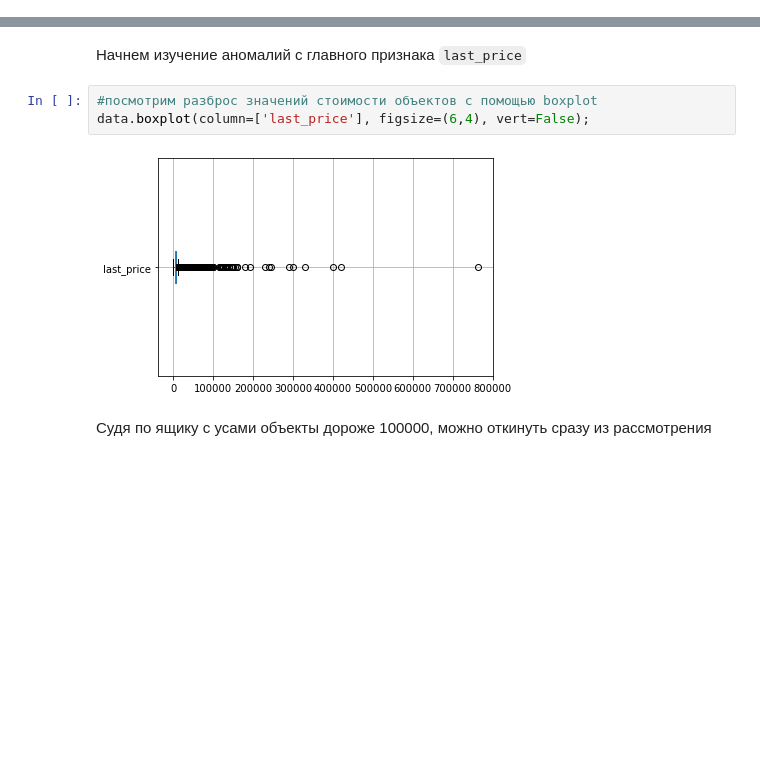
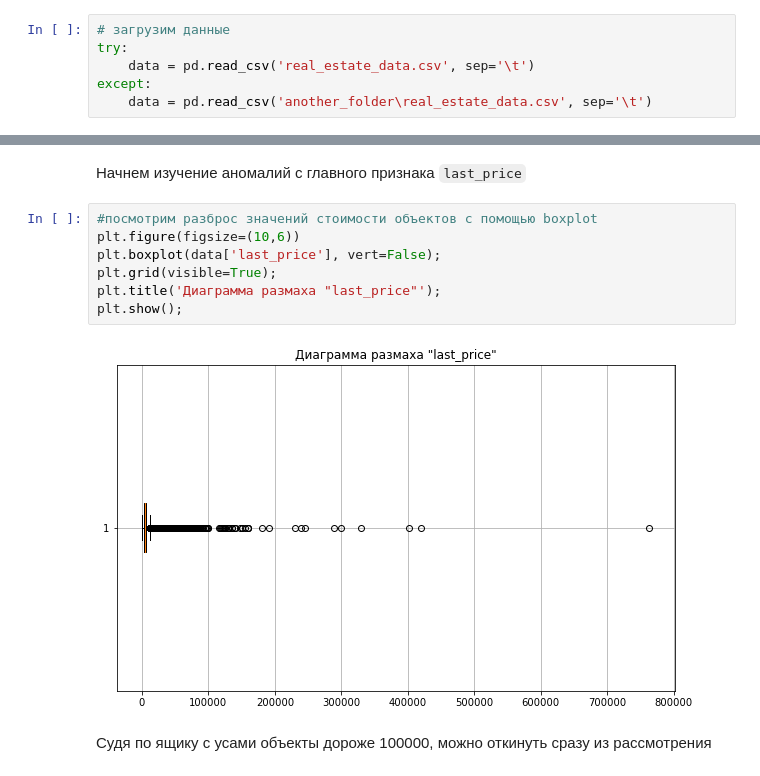
Before and after one commit to SvetLanaKli/YaP_DS_training_projects, a Jupyter notebook: 03_real_estate_spb/real_estate_spb.ipynb, the cells around one changed output, grey strips where cells are left out. Cells and saved outputs as stored; diff of their text form; blank space fills up the shorter version.

```diff
--- a/03_real_estate_spb/real_estate_spb.ipynb
+++ b/03_real_estate_spb/real_estate_spb.ipynb
@@ -94,0 +126,6 @@ memory usage: 3.7+ MB
+# %%
+# загрузим данные
+try:
+    data = pd.read_csv('real_estate_data.csv', sep='\t')
+except:
+    data = pd.read_csv('another_folder\real_estate_data.csv', sep='\t')
@@ -550,9 +586,13 @@ data.describe().T
 Начнем изучение аномалий с главного признака `last_price`
 # %%
 #посмотрим разброс значений стоимости объектов с помощью boxplot
-data.boxplot(column=['last_price'], figsize=(6,4), vert=False);
+plt.figure(figsize=(10,6))
+plt.boxplot(data['last_price'], vert=False);
+plt.grid(visible=True);
+plt.title('Диаграмма размаха "last_price"');
+plt.show();
 # %% [output]
-[figure, old version]
+[figure, new version]
 # %% [markdown]
 Судя по ящику с усами объекты дороже 100000, можно откинуть сразу из рассмотрения
 # %%
```
Also changed, not shown: parts of 136 cells of this notebook.
